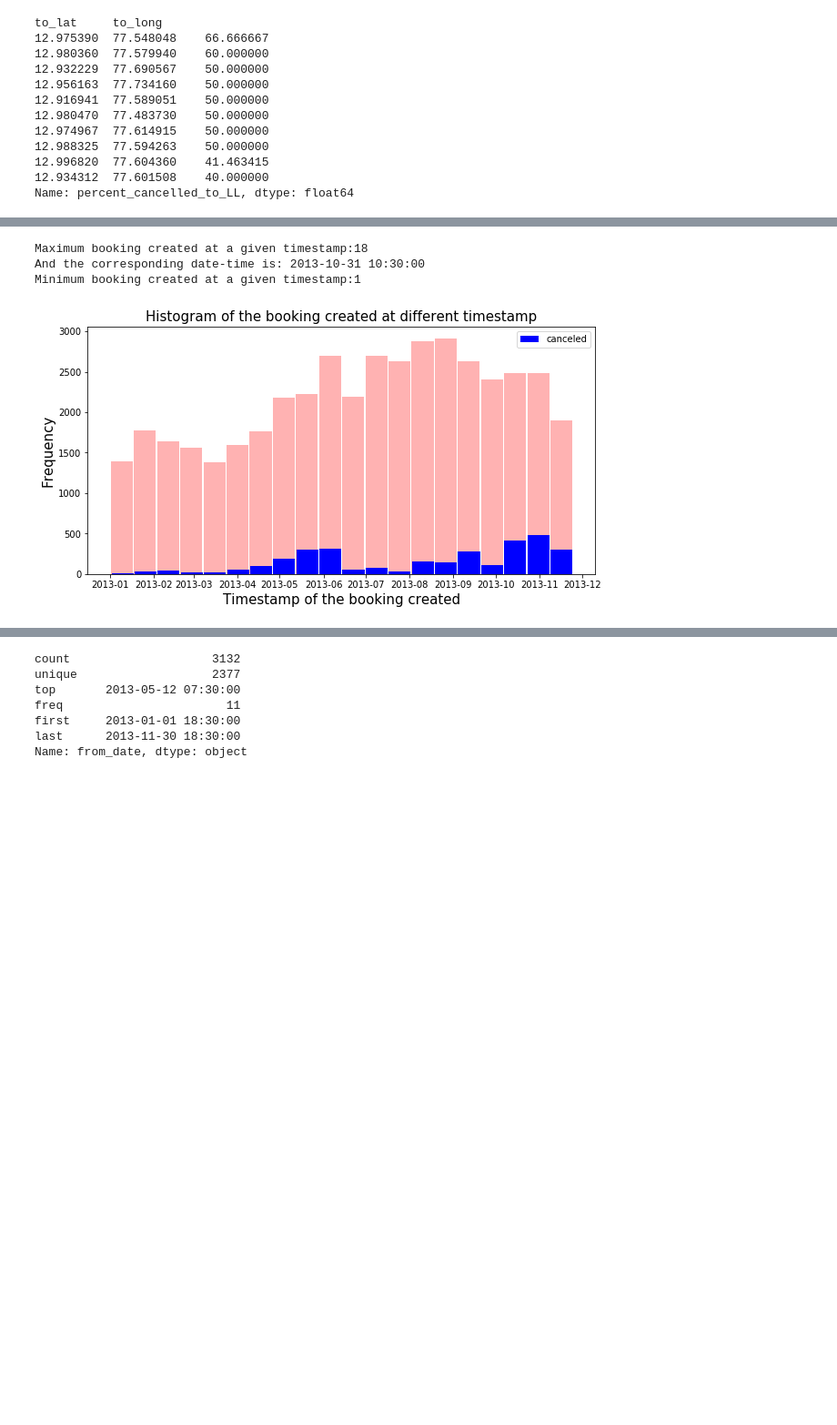
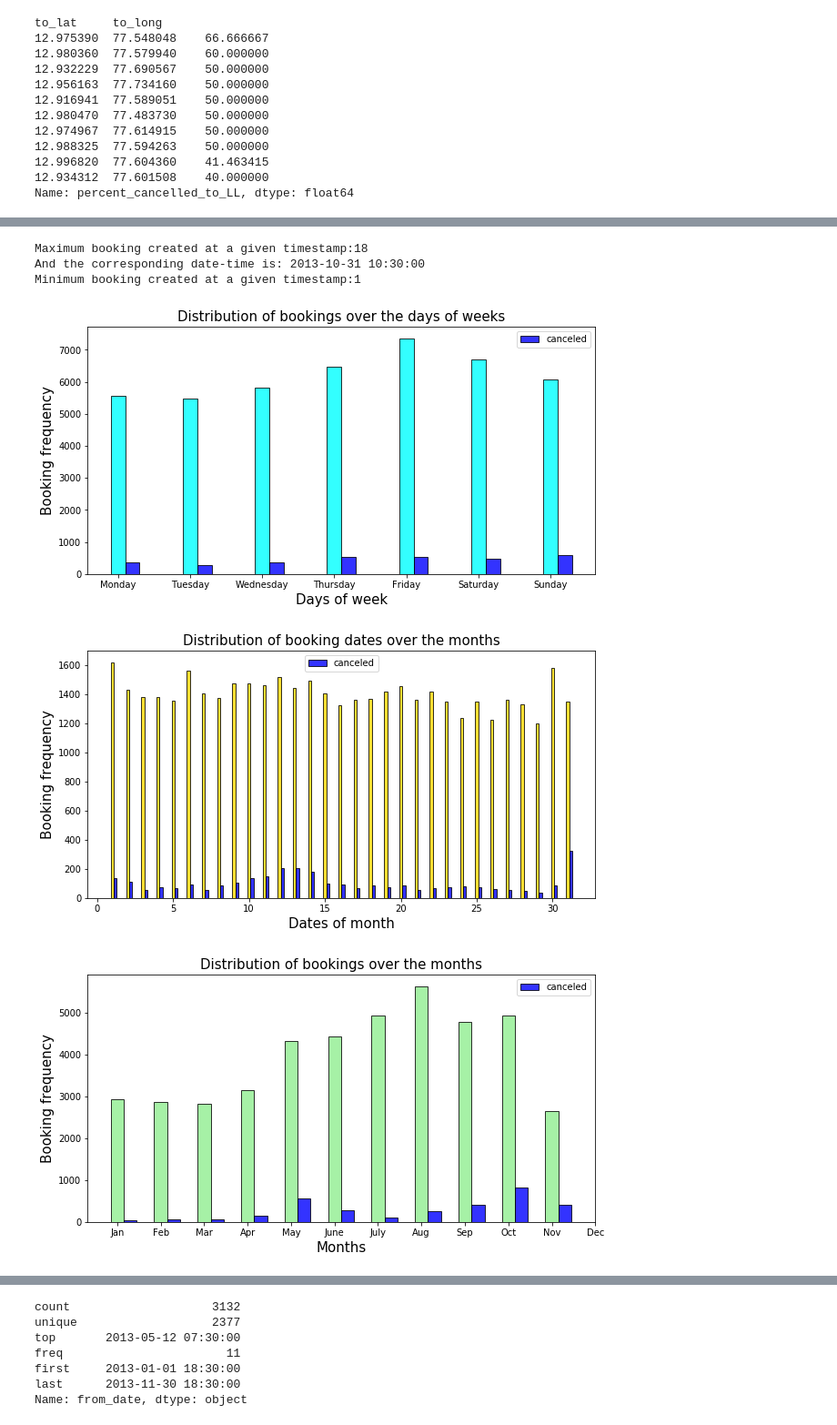
Before and after one commit to debisree/Springboard-Data-Science-Career-Track, a Jupyter notebook: predicting-cab-booking-cancellations-milestone.ipynb, the cells around one changed output, grey strips where cells are left out. Shown at 91% size. Saved outputs shown, nothing was run; the diff lists cells and outputs as text; code cells hidden in the pictures; blank space fills up the shorter version.

```diff
--- a/predicting-cab-booking-cancellations-milestone.ipynb
+++ b/predicting-cab-booking-cancellations-milestone.ipynb
@@ -627,37 +631,90 @@ There is one feature column, which records the timestamp of when the ride has be
 # %%
 #Booking time:
 
 time=df.booking_created.value_counts()
 t=df.booking_created
 t_can=df1.booking_created
 time_can= df1.booking_created.value_counts()
 #print(time_can)
 
 max=time.values.max()
 min=time.values.min()
 
 
 
 #t=time.loc[time.values == max]
 
 print('Maximum booking created at a given timestamp:'+ str(max))
 print('And the corresponding date-time is: 2013-10-31 10:30:00')
 print('Minimum booking created at a given timestamp:'+str(min))
 
+import datetime
+
+df['booking_dayofweek'] = pd.to_datetime(df['booking_created'],errors= 'coerce').dt.dayofweek
+df['booking_date'] = pd.to_datetime(df['booking_created'],errors= 'coerce').dt.day
+df['booking_month'] = pd.to_datetime(df['booking_created'],errors= 'coerce').dt.month
+df['booking_time'] = pd.to_datetime(df['booking_created'],errors ='coerce').dt.time
+
+df1['booking_dayofweek_can'] = pd.to_datetime(df['booking_created'],errors= 'coerce').dt.dayofweek
+df1['booking_date_can'] = pd.to_datetime(df['booking_created'],errors= 'coerce').dt.day
+df1['booking_month_can'] = pd.to_datetime(df['booking_created'],errors= 'coerce').dt.month
+df1['booking_time_can'] = pd.to_datetime(df['booking_created'],errors ='coerce').dt.time
+
+
+booking_dayofweek=df.booking_dayofweek.value_counts()
+booking_date=df.booking_date.value_counts()
+booking_m=df.booking_month.value_counts()
+booking_t=df.booking_time.value_counts()
+
+booking_dayofweek_can=df1.booking_dayofweek_can.value_counts()
+booking_date_can=df1.booking_date_can.value_counts()
+booking_m_can=df1.booking_month_can.value_counts()
+booking_t_can=df1.booking_time_can.value_counts()
+
+
 #visually:
+
+#Visually days over the week:
 plt.figure(figsize=(10, 5))
-#sns.set()
-_=plt.hist(t,color='r',alpha=0.3,bins=20,rwidth=0.95)
-_=plt.hist(t_can,color='b',alpha=1.0,bins=20,rwidth=0.95,label='canceled')
-#plt.grid(axis='y', alpha=0.75)
-plt.xlabel('Timestamp of the booking created',fontsize=15)
-plt.ylabel('Frequency',fontsize=15)
-plt.title('Histogram of the booking created at different timestamp',fontsize=15)
+_=plt.bar(booking_dayofweek.index,booking_dayofweek.values,width=0.2,color='cyan',edgecolor='k',alpha=0.8)
+_=plt.bar(booking_dayofweek_can.index+0.2,booking_dayofweek_can.values,width=0.2,color='b',edgecolor='k',alpha=0.8,label='canceled')
+plt.xlabel('Days of week',fontsize=15)
+plt.xticks([0, 1, 2,3,4,5,6], ['Monday','Tuesday','Wednesday','Thursday','Friday','Saturday','Sunday'])
+
+plt.ylabel('Booking frequency',fontsize=15)
+plt.title('Distribution of bookings over the days of weeks',fontsize=15)
+plt.legend()
 plt.savefig("15.png")
+plt.show()
+
+#Visually dates over the month:
+plt.figure(figsize=(10, 5))
+_=plt.bar(booking_date.index,booking_date.values,width=0.2,color='gold',edgecolor='k',alpha=0.8)
+_=plt.bar(booking_date_can.index+0.2,booking_date_can.values,width=0.2,color='b',edgecolor='k',alpha=0.8,label='canceled')
+plt.xlabel('Dates of month',fontsize=15)
+#plt.xticks([0, 1, 2,3,4,5,6], ['Monday','Tuesday','Wednesday','Thursday','Friday','Saturday','Sunday'])
+
+plt.ylabel('Booking frequency',fontsize=15)
+plt.title('Distribution of booking dates over the months',fontsize=15)
 plt.legend()
+plt.savefig("15a.png")
 plt.show()
+
+#Visually months over the year:
+plt.figure(figsize=(10, 5))
+_=plt.bar(booking_m.index,booking_m.values,width=0.3,color='lightgreen',edgecolor='k',alpha=0.8)
+_=plt.bar(booking_m_can.index+0.3,booking_m_can.values,width=0.3,color='b',edgecolor='k',alpha=0.8,label='canceled')
+plt.xlabel('Months',fontsize=15)
+plt.ylabel('Booking frequency',fontsize=15)
+plt.xticks([1,2,3,4,5,6,7,8,9,10,11,12], ['Jan','Feb','Mar','Apr','May','June','July','Aug','Sep','Oct','Nov','Dec'])
+plt.title('Distribution of bookings over the months',fontsize=15)
+plt.legend()
+plt.savefig("16.png")
+plt.show()
 # %% [output]
 Maximum booking created at a given timestamp:18
 And the corresponding date-time is: 2013-10-31 10:30:00
 Minimum booking created at a given timestamp:1
-[figure, old version]
+[figure, new version]
+[figure, added]
+[figure, added]
```
Also changed, not shown: parts of 23 cells of this notebook.
